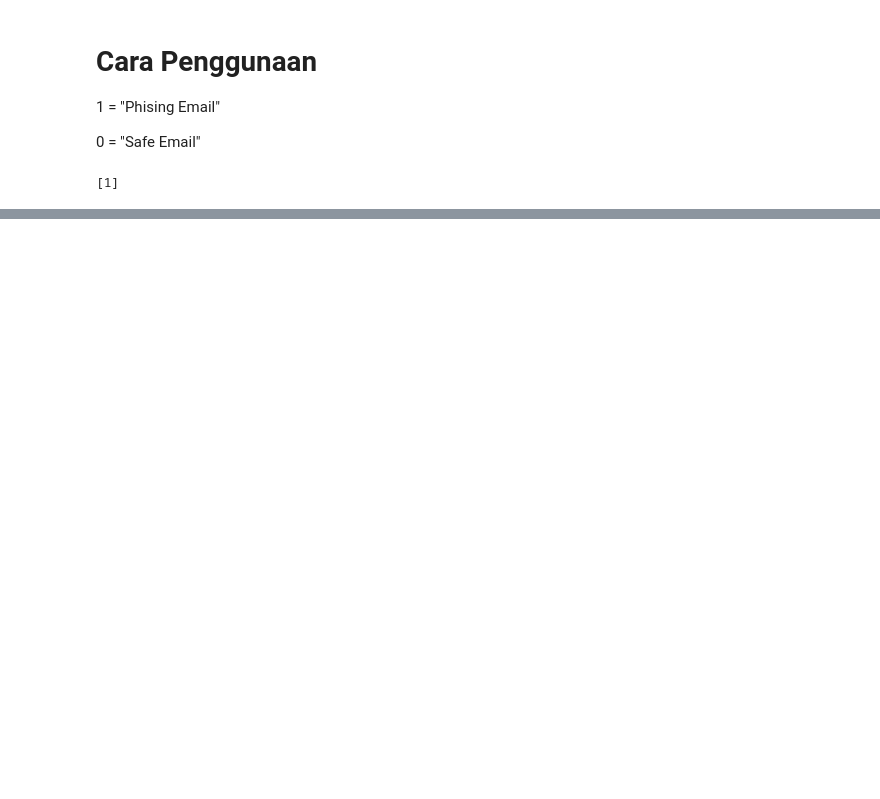
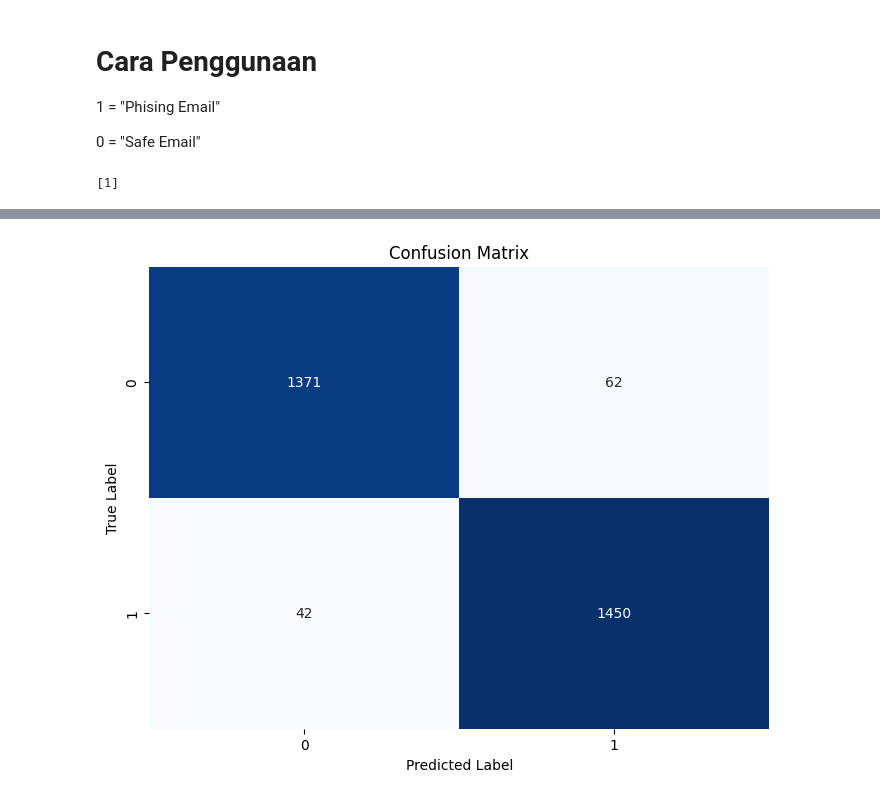
Before and after one commit to akshrasingh/cyber_security, a Jupyter notebook: phishing-email-detection-thesis.ipynb, the cells around one changed output, grey strips where cells are left out. Saved outputs shown, nothing was run; the diff lists cells and outputs as text; code cells hidden in the pictures; blank space fills up the shorter version.

```diff
--- a/phishing-email-detection-thesis.ipynb
+++ b/phishing-email-detection-thesis.ipynb
@@ -456,0 +622,2 @@ print(predictions)
+# %%
+Data.columns=['word_count','email','type']
@@ -456,0 +626,88 @@ print(predictions)
+# %%
+data2=Data
+data2['type'].replace('Safe Email',0,inplace=True)
+data2['type'].replace('Phishing Email',1,inplace=True)
+# %%
+import numpy as np
+import pandas as pd
+from sklearn.model_selection import train_test_split
+from sklearn.feature_extraction.text import TfidfVectorizer
+from sklearn.preprocessing import StandardScaler
+from sklearn.metrics import confusion_matrix, roc_curve, auc
+from sklearn.utils import class_weight
+from tensorflow.keras.models import Sequential
+from tensorflow.keras.layers import Dense, Dropout
+from tensorflow.keras.utils import to_categorical
+import matplotlib.pyplot as plt
+import seaborn as sns
+
+
+
+# Extract features and target
+X_text = data2['email']  # Text column
+word_count = data2['word_count']  # Word count column
+y = data2['type']  # Target
+
+# TF-IDF Vectorization
+tfidf = TfidfVectorizer(max_features=5000)
+X_tfidf = tfidf.fit_transform(X_text).toarray()
+
+# Combine TF-IDF features with word count
+X_combined = np.hstack([X_tfidf, word_count.values.reshape(-1, 1)])
+
+# Train-test split
+X_train, X_test, y_train, y_test = train_test_split(X_combined, y, test_size=0.2, random_state=42)
+
+# Scale the combined features
+scaler = StandardScaler()
+X_train = scaler.fit_transform(X_train)
+X_test = scaler.transform(X_test)
+
+# Build Neural Network Model
+model = Sequential()
+model.add(Dense(256, input_dim=X_train.shape[1], activation='relu'))
+model.add(Dropout(0.3))
+model.add(Dense(128, activation='relu'))
+model.add(Dropout(0.3))
+model.add(Dense(1, activation='sigmoid'))
+
+# Compile the model
+model.compile(optimizer='adam', loss='binary_crossentropy', metrics=['accuracy'])
+
+# Handling class imbalance by adjusting class weights
+# class_weights = class_weight.compute_class_weight('balanced', np.unique(y_train), y_train)
+# class_weights = dict(enumerate(class_weights))
+# class_weight=class_weights
+# Train the model
+history = model.fit(X_train, y_train, epochs=10, batch_size=64, validation_data=(X_test, y_test) )
+
+# Predictions
+y_pred = model.predict(X_test)
+y_pred_labels = (y_pred > 0.5).astype(int)
+
+# Confusion Matrix
+cm = confusion_matrix(y_test, y_pred_labels)
+
+# Confusion Matrix Visualization
+plt.figure(figsize=(8,6))
+sns.heatmap(cm, annot=True, fmt='d', cmap='Blues', cbar=False)
+plt.title('Confusion Matrix')
+plt.xlabel('Predicted Label')
+plt.ylabel('True Label')
+plt.show()
+
+# AUC-ROC Curve
+fpr, tpr, thresholds = roc_curve(y_test, y_pred)
+roc_auc = auc(fpr, tpr)
+
+plt.figure(figsize=(8,6))
+plt.plot(fpr, tpr, label='AUC = {:.3f}'.format(roc_auc), color='darkorange')
+plt.plot([0, 1], [0, 1], 'r--')
+plt.xlim([0.0, 1.0])
+plt.ylim([0.0, 1.05])
+plt.xlabel('False Positive Rate')
+plt.ylabel('True Positive Rate')
+plt.title('Receiver Operating Characteristic')
+plt.legend(loc='lower right')
+plt.show()
+# %% [output]
@@ -456,0 +731 @@ print(predictions)
+[figure, added]
```
Also changed, not shown: parts of 24 cells of this notebook, 1 other file.
